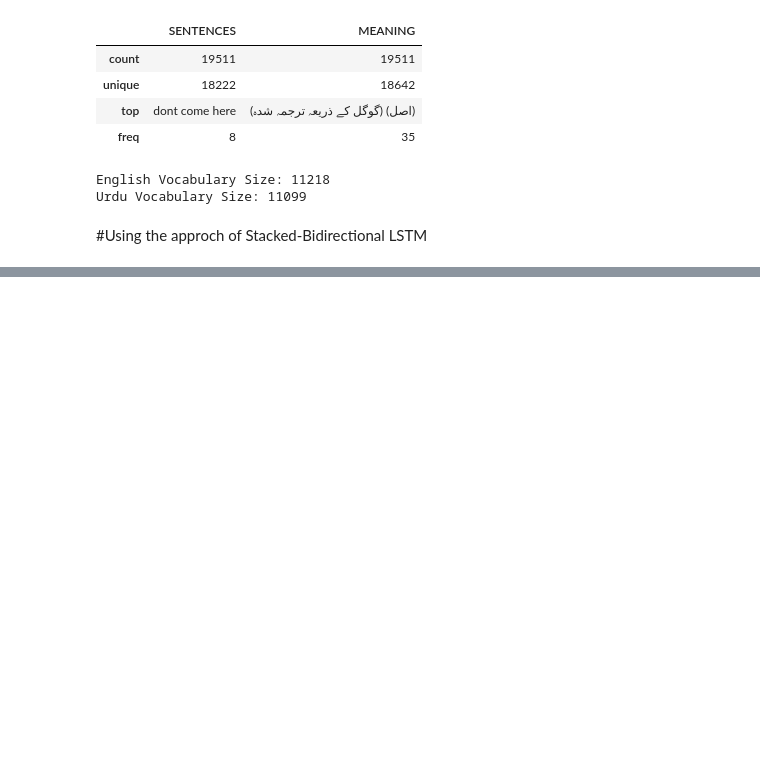
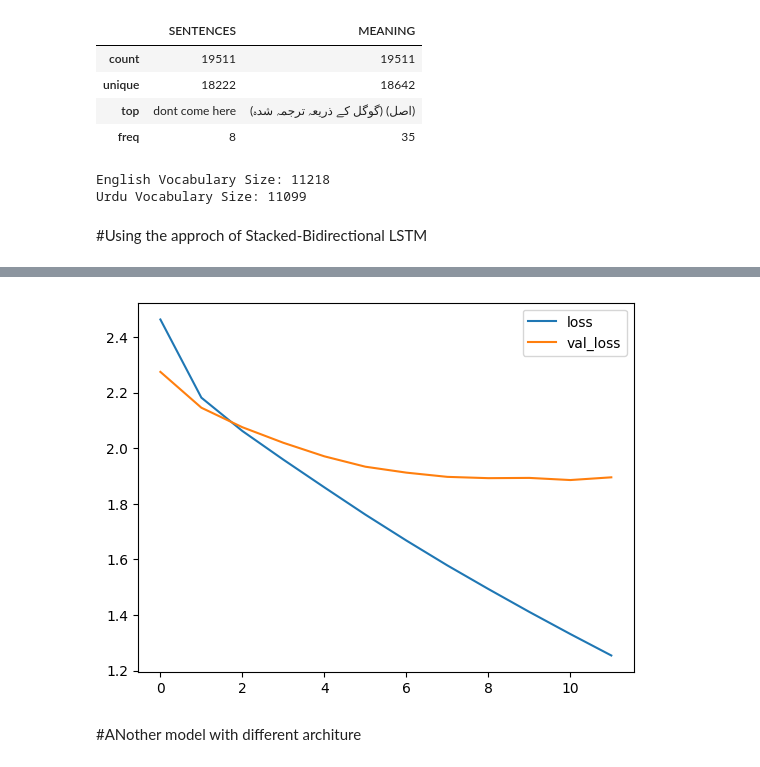
Before and after one commit to SheikhMudassarHanif/NLP, a Jupyter notebook: LanguageTranslationRNN&LSTM.ipynb, the cells around one changed output, grey strips where cells are left out. Saved outputs shown, nothing was run; the diff lists cells and outputs as text; code cells hidden in the pictures; blank space fills up the shorter version.

```diff
--- a/LanguageTranslationRNN&LSTM.ipynb
+++ b/LanguageTranslationRNN&LSTM.ipynb
@@ -131,7 +131,14 @@ X=padded_eng_sentences
 y=padded_urdu_sentences
 
 # Split the dataset into train and test sets (80% train, 20% test)
-X_train, X_val, y_train, y_val = train_test_split(padded_eng_sentences, padded_urdu_sentences, test_size=0.1, random_state=42)
+# X_train, X_val, y_train, y_val = train_test_split(padded_eng_sentences, padded_urdu_sentences, test_size=0.1, random_state=42)
+
+X_train, X_temp, y_train, y_temp = train_test_split(padded_eng_sentences, padded_urdu_sentences, test_size=0.2, random_state=42)
+
+# Now, split the temporary set into validation and test sets
+X_val, X_test, y_val, y_test = train_test_split(X_temp, y_temp, test_size=0.5, random_state=42)
+
+
 
 # 4. Shifting Target Data
 # y_train_shifted = y_train[:, 1:]  # Shift target sequences
@@ -156,19 +163,20 @@ X_train_padded = pad_sequences(X_train, maxlen=max_input_length, padding='post')
 X_val_padded = pad_sequences(X_val, maxlen=max_input_length, padding='post')
 
 # If you pad inputs, adjust your target shapes accordingly:
-X_train_padded = pad_sequences(y_train, maxlen=max_input_length, padding='post')
+y_train_padded = pad_sequences(y_train, maxlen=max_input_length, padding='post')
 y_val_padded = pad_sequences(y_val, maxlen=max_input_length, padding='post')
 
 # Fit the model with the padded sequences
 # history = model.fit(X_train_padded, y_train_padded, epochs=10, batch_size=32, validation_data=(X_val_padded, y_val_padded), callbacks=callbacks)
 
 
-model=tf.keras.Sequential([
+model1=tf.keras.Sequential([
     tf.keras.layers.Embedding(input_dim=eng_vocab_size,output_dim=256,input_length=30),
 
-    tf.keras.layers.Bidirectional(tf.keras.layers.LSTM(128, return_sequences=True)),
-    tf.keras.layers.Bidirectional(tf.keras.layers.LSTM(128,return_sequences=True)),
-    tf.keras.layers.Dropout(0.4),
+    tf.keras.layers.Bidirectional(tf.keras.layers.LSTM(256, return_sequences=True)),
+    tf.keras.layers.Bidirectional(tf.keras.layers.LSTM(256,return_sequences=True)),
+    tf.keras.layers.Bidirectional(tf.keras.layers.LSTM(256,return_sequences=True)),
+    tf.keras.layers.Dropout(0.2),
     tf.keras.layers.TimeDistributed(Dense(urd_vocab_size,activation='softmax')) # Added TimeDistributed layer
 
 
@@ -179,7 +187,7 @@ model=tf.keras.Sequential([
 
 
 # callbacks=[tf.keras.callbacks.EarlyStopping(monitor='val_loss',patience=3)]
-model.compile(optimizer=Adam(learning_rate=0.0005),loss='sparse_categorical_crossentropy',metrics=['accuracy'])
-model.summary()
-history = model.fit(X_train_padded, X_train_padded, epochs=10, batch_size=16, validation_data=(X_val_padded, y_val_padded))
+model1.compile(optimizer=Adam(learning_rate=0.0005),loss='sparse_categorical_crossentropy',metrics=['accuracy'])
+model1.summary()
+history1 = model1.fit(X_train_padded, y_train_padded, epochs=12, batch_size=16, validation_data=(X_val_padded, y_val_padded))
 # %% [output]
@@ -232,0 +252,9 @@ y_val shape: (1952, 30)
+# %%
+plt.plot(history1.history['loss'],label='loss')
+plt.plot(history1.history['val_loss'],label='val_loss')
+plt.legend()
+plt.show()
+# %% [output]
+[figure, added]
+# %% [markdown]
+#ANother model with different architure
```
Also changed, not shown: parts of 8 cells of this notebook.
